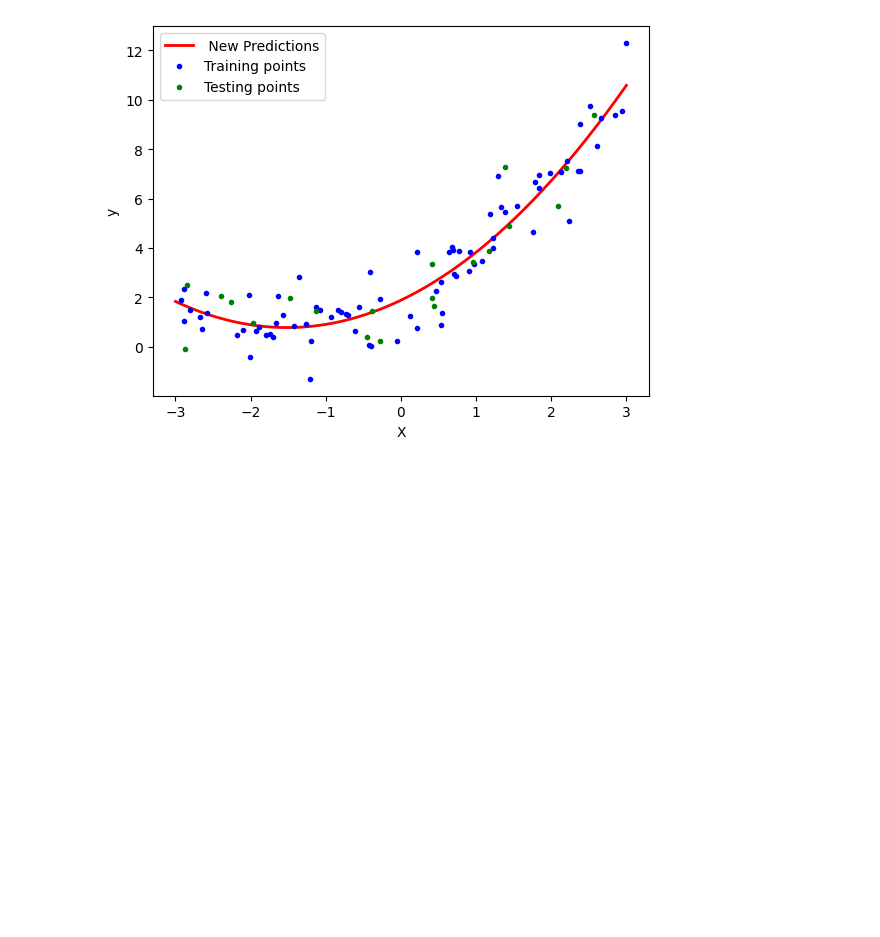
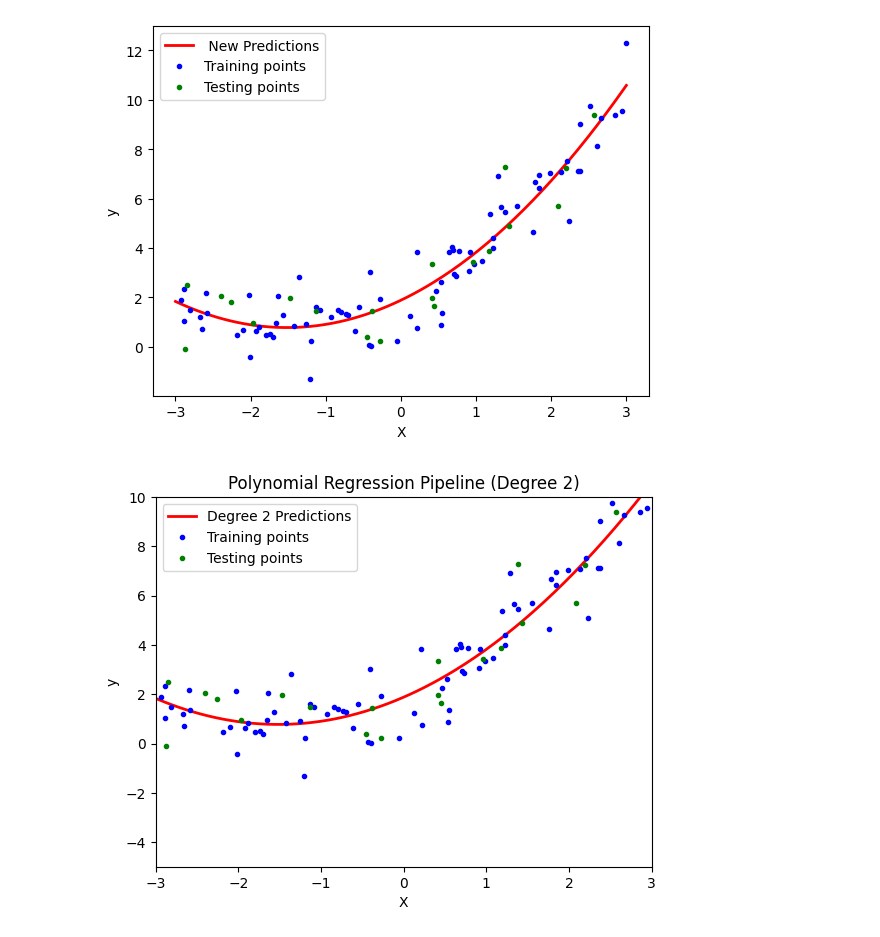
Before and after one commit to abhik12295/Data-Science-Learning, a Jupyter notebook: Core ML Topics/5. ML Algos/1. Linear Regression.ipynb, the cells around one changed output. Saved outputs shown, nothing was run; the diff lists cells and outputs as text; code cells hidden in the pictures; blank space fills up the shorter version.

```diff
--- a/Core ML Topics/5. ML Algos/1. Linear Regression.ipynb
+++ b/Core ML Topics/5. ML Algos/1. Linear Regression.ipynb
@@ -1135,3 +1135,32 @@ plt.legend()
 plt.show()
 # %% [output]
 [figure]
+# %%
+## Pipeline Concepts
+from sklearn.pipeline import Pipeline
+
+def polynomial_regression_pipeline(degree):
+    X_new = np.linspace(-3, 3, 200).reshape(200, 1)  # Generate new data points for prediction
+    poly_features = PolynomialFeatures(degree=degree, include_bias=True)  # Create polynomial features
+    linear_regression = LinearRegression()  # Create a linear regression model
+    poly_regression_pipeline = Pipeline([
+        ("poly_features", poly_features),  # Add polynomial features to the pipeline
+        ("linear_regression", linear_regression)  # Add linear regression model to the pipeline
+    ])
+    poly_regression_pipeline.fit(X_train, y_train)  # Fit the pipeline to the training data
+    y_pred_new = poly_regression_pipeline.predict(X_new)  # Predict the new data points
+    # Plot the predictions
+    plt.plot(X_new, y_pred_new, "r-", linewidth=2, label=f"Degree {degree} Predictions")
+    plt.plot(X_train, y_train, "b.", label='Training points')
+    plt.plot(X_test, y_test, "g.", label='Testing points')
+    plt.legend(loc='upper left')
+    plt.xlabel("X")
+    plt.ylabel("y")
+    plt.axis([-3, 3, -5, 10])  # Set axis limits
+    plt.title(f"Polynomial Regression Pipeline (Degree {degree})")
+    plt.show()
+# %%
+
+polynomial_regression_pipeline(degree=2)  # Call the function with degree 2
+# %% [output]
+[figure, added]
```
Also changed, not shown: parts of 1 cell of this notebook.
